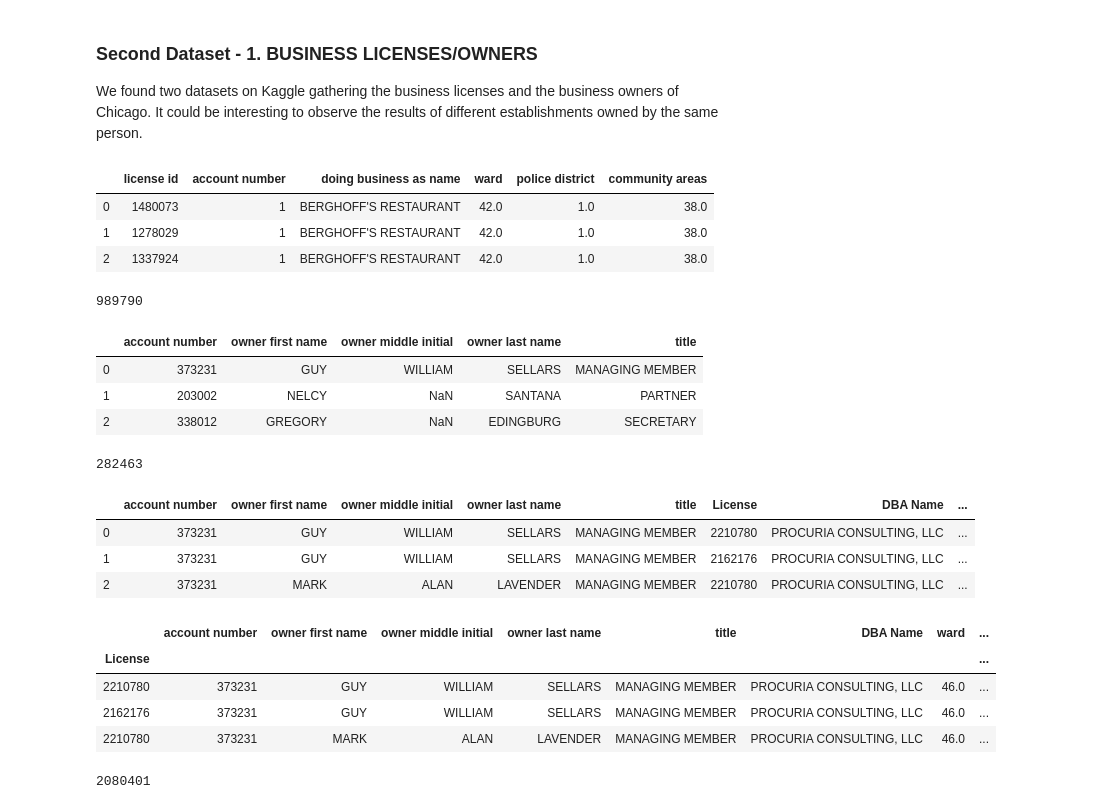
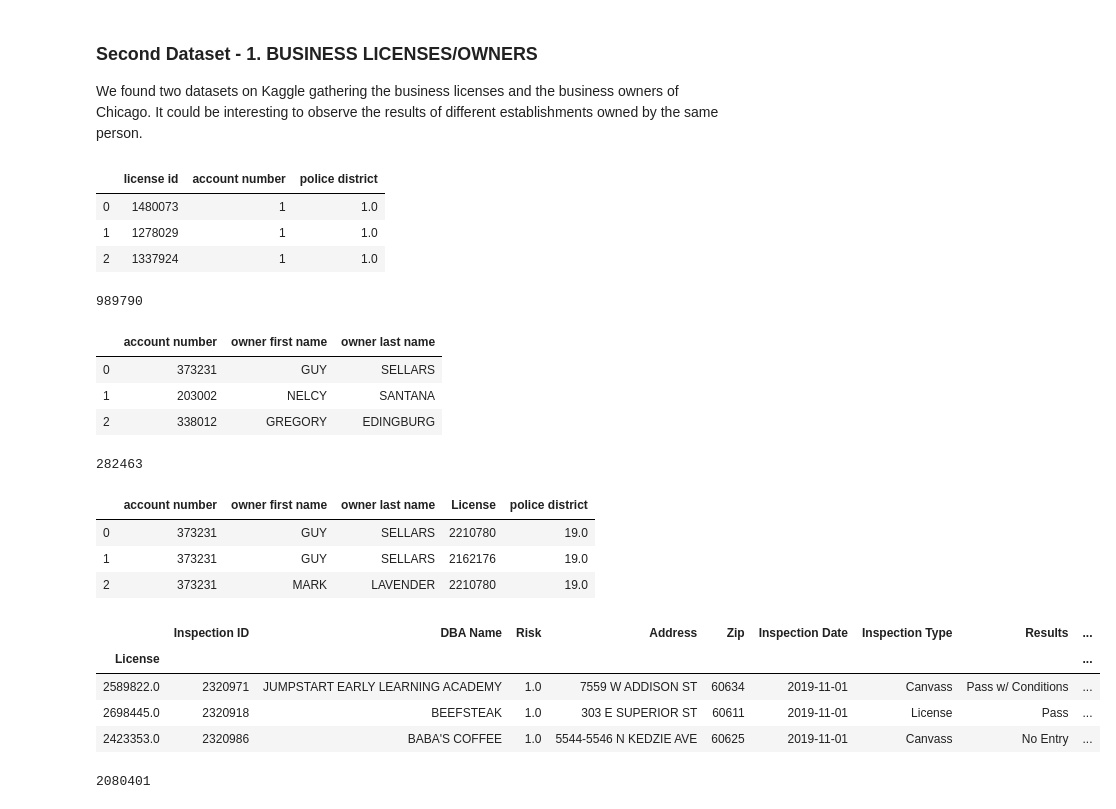
Before and after one commit to clairebilat/ada-2019-project-lost-and-found, a Jupyter notebook: couleurs_d_automne.ipynb, the cells around one changed output. Cells and saved outputs as stored; diff of their text form; code cells hidden in the pictures.

```diff
--- a/couleurs_d_automne.ipynb
+++ b/couleurs_d_automne.ipynb
@@ -327,7 +327,7 @@ ziplatlong.head()
 
 We found two datasets on Kaggle gathering the business licenses and the business owners of Chicago. It could be interesting to observe the results of different establishments owned by the same person.
 # %%
-licedf = pd.read_csv('business-licenses.csv',sep=',') #creation of the dataframe
+licedf = pd.read_csv('business-licenses.csv', sep=',') #creation of the dataframe
 licedf = licedf.rename(str.lower, axis='columns')
 licedf = licedf.drop(columns = ['city', 'state', 'id', 'precinct', 'ward precinct', 'business activity id',\
                                 'license number', 'application type', 'application created date',\
@@ -336,13 +336,14 @@ licedf = licedf.drop(columns = ['city', 'state', 'id', 'precinct', 'ward precinc
                                 'date issued', 'license status', 'license status change date', 'ssa',\
                                 'historical wards 2003-2015', 'zip codes', 'wards', 'census tracts', 'location',\
                                 'license code', 'license description', 'business activity', 'site number',\
-                               'zip code', 'latitude', 'longitude', 'address', 'legal name'])
+                               'zip code', 'latitude', 'longitude', 'address', 'legal name', 'doing business as name',\
+                                'community areas', 'ward'])
 licedf.head(3)
 # %% [output]
-|  | license id | account number | doing business as name | ward | police district | community areas |
-| 0 | 1480073 | 1 | BERGHOFF'S RESTAURANT | 42.0 | 1.0 | 38.0 |
-| 1 | 1278029 | 1 | BERGHOFF'S RESTAURANT | 42.0 | 1.0 | 38.0 |
-| 2 | 1337924 | 1 | BERGHOFF'S RESTAURANT | 42.0 | 1.0 | 38.0 |
+|  | license id | account number | police district |
+| 0 | 1480073 | 1 | 1.0 |
+| 1 | 1278029 | 1 | 1.0 |
+| 2 | 1337924 | 1 | 1.0 |
 # %%
 print(len(licedf.index))
 # %% [output]
@@ -350,35 +351,38 @@ print(len(licedf.index))
 # %%
 owndf = pd.read_csv('business-owners.csv',sep=',') #creation of the dataframe
 owndf = owndf.rename(str.lower, axis='columns')
-owndf = owndf.drop(columns = ['suffix', 'legal entity owner', 'legal name'])
+owndf = owndf.drop(columns = ['suffix', 'legal entity owner', 'owner middle initial', 'legal name', 'title'])
 owndf.head(3)
 # %% [output]
-|  | account number | owner first name | owner middle initial | owner last name | title |
-| 0 | 373231 | GUY | WILLIAM | SELLARS | MANAGING MEMBER |
-| 1 | 203002 | NELCY | NaN | SANTANA | PARTNER |
-| 2 | 338012 | GREGORY | NaN | EDINGBURG | SECRETARY |
+|  | account number | owner first name | owner last name |
+| 0 | 373231 | GUY | SELLARS |
+| 1 | 203002 | NELCY | SANTANA |
+| 2 | 338012 | GREGORY | EDINGBURG |
 # %%
 print(len(owndf.index))
 # %% [output]
 282463
 # %%
 liceown = pd.merge(owndf,  licedf, on = 'account number')
-liceown = liceown.rename(columns={"license id": "License", "doing business as name" : "DBA Name"})
+liceown = liceown.rename(columns={"license id": "License"})
 liceown.head(3)
 # %% [output]
-|  | account number | owner first name | owner middle initial | owner last name | title | License | DBA Name | ... |
-| 0 | 373231 | GUY | WILLIAM | SELLARS | MANAGING MEMBER | 2210780 | PROCURIA CONSULTING, LLC | ... |
-| 1 | 373231 | GUY | WILLIAM | SELLARS | MANAGING MEMBER | 2162176 | PROCURIA CONSULTING, LLC | ... |
-| 2 | 373231 | MARK | ALAN | LAVENDER | MANAGING MEMBER | 2210780 | PROCURIA CONSULTING, LLC | ... |
+|  | account number | owner first name | owner last name | License | police district |
+| 0 | 373231 | GUY | SELLARS | 2210780 | 19.0 |
+| 1 | 373231 | GUY | SELLARS | 2162176 | 19.0 |
+| 2 | 373231 | MARK | LAVENDER | 2210780 | 19.0 |
 # %%
 liceown = liceown.set_index('License')
 liceown.head(3)
+
+eat_seat = eat_seat.set_index('License')
+eat_seat.head(3)
 # %% [output]
-|  | account number | owner first name | owner middle initial | owner last name | title | DBA Name | ward | ... |
-| License |  |  |  |  |  |  |  | ... |
-| 2210780 | 373231 | GUY | WILLIAM | SELLARS | MANAGING MEMBER | PROCURIA CONSULTING, LLC | 46.0 | ... |
-| 2162176 | 373231 | GUY | WILLIAM | SELLARS | MANAGING MEMBER | PROCURIA CONSULTING, LLC | 46.0 | ... |
-| 2210780 | 373231 | MARK | ALAN | LAVENDER | MANAGING MEMBER | PROCURIA CONSULTING, LLC | 46.0 | ... |
+|  | Inspection ID | DBA Name | Risk | Address | Zip | Inspection Date | Inspection Type | Results | ... |
+| License |  |  |  |  |  |  |  |  | ... |
+| 2589822.0 | 2320971 | JUMPSTART EARLY LEARNING ACADEMY | 1.0 | 7559 W ADDISON ST | 60634 | 2019-11-01 | Canvass | Pass w/ Conditions | ... |
+| 2698445.0 | 2320918 | BEEFSTEAK | 1.0 | 303 E SUPERIOR ST | 60611 | 2019-11-01 | License | Pass | ... |
+| 2423353.0 | 2320986 | BABA'S COFFEE | 1.0 | 5544-5546 N KEDZIE AVE | 60625 | 2019-11-01 | Canvass | No Entry | ... |
 # %%
 print(len(liceown.index))
 # %% [output]
```
Also changed, not shown: parts of 12 cells of this notebook.
